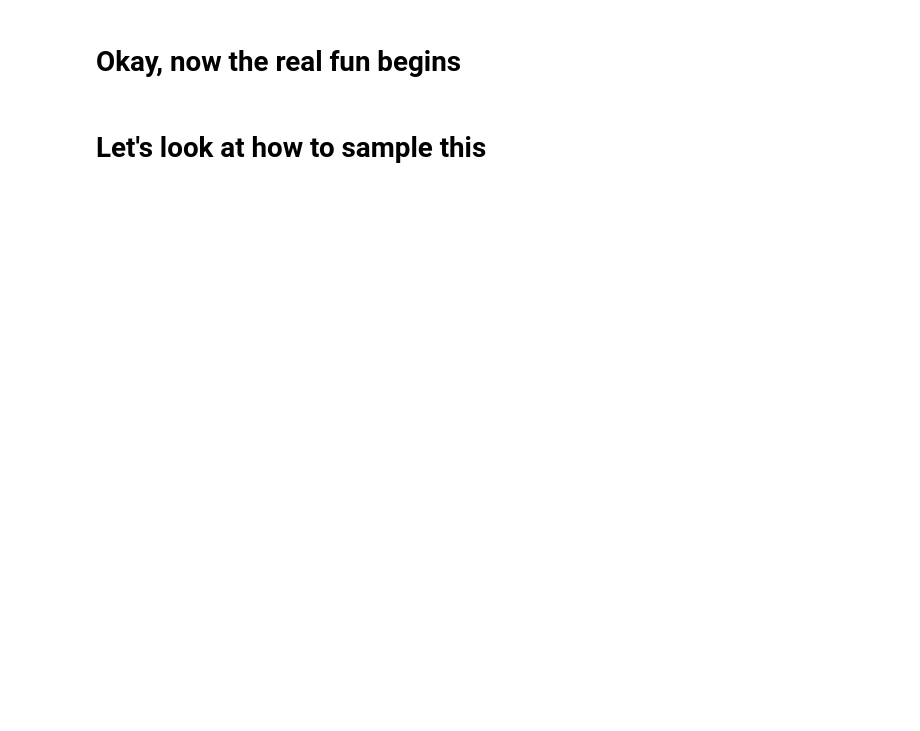
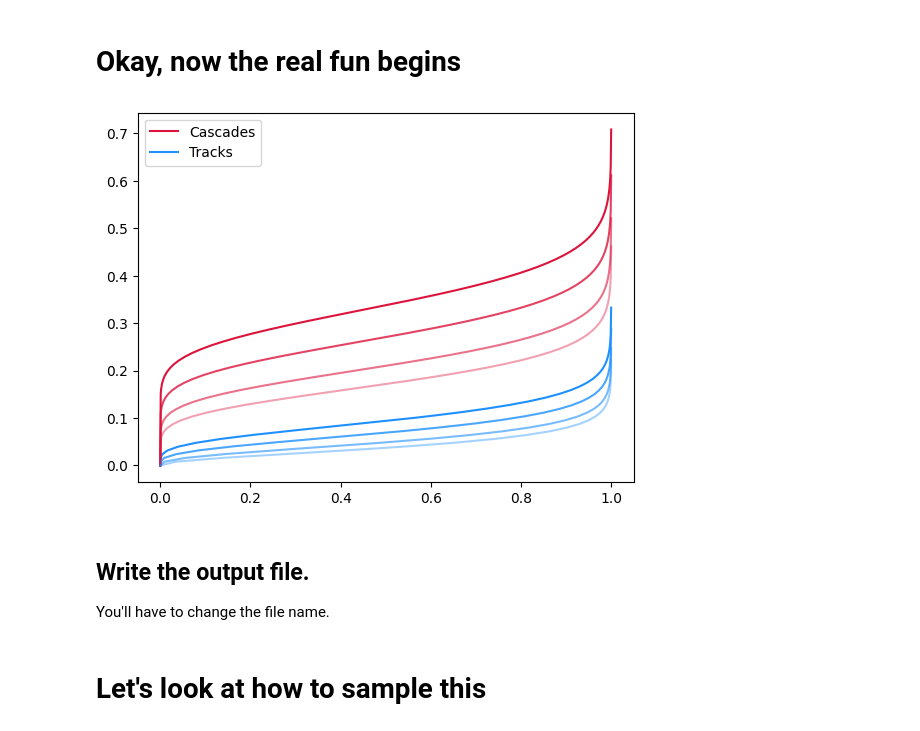
Before and after one commit to jlazar17/spore, a Jupyter notebook: notebooks/detector_response_format.ipynb, the cells around one changed output. Saved outputs shown, nothing was run; the diff lists cells and outputs as text; code cells hidden in the pictures; blank space fills up the shorter version.

```diff
--- a/notebooks/detector_response_format.ipynb
+++ b/notebooks/detector_response_format.ipynb
@@ -108,9 +135,21 @@ for idx, e in enumerate(tqdm(globs["es"])):
 # %%
 # plot some of them just to see what up
 for alpha, idx in zip([1, 0.8, 0.6, 0.4], [1, 3, 10, 30]):
-    plt.plot(globs["us"], inv_track_cdfs[idx, :], color="dodgerblue", alpha=alpha)
-    plt.plot(globs["us"], inv_cascade_cdfs[idx, :], color="crimson", alpha=alpha)
+    label = ""
+    if idx==1:
+        label= "Cascades"
+    plt.plot(globs["us"], inv_cascade_cdfs[idx, :], color="crimson", alpha=alpha, label=label)
+    label = ""
+    if idx==1:
+        label= "Tracks"
+    plt.plot(globs["us"], inv_track_cdfs[idx, :], color="dodgerblue", alpha=alpha, label=label)
+plt.legend()
 plt.show()
+# %% [output]
+[figure, added]
+# %% [markdown]
+## Write the output file.
+You'll have to change the file name.
 # %%
 with h5.File(globs["fname"], "r+") as h5f:
     if "cascade_angular_response" in h5f.keys():
```
Also changed, not shown: parts of 17 cells of this notebook.
